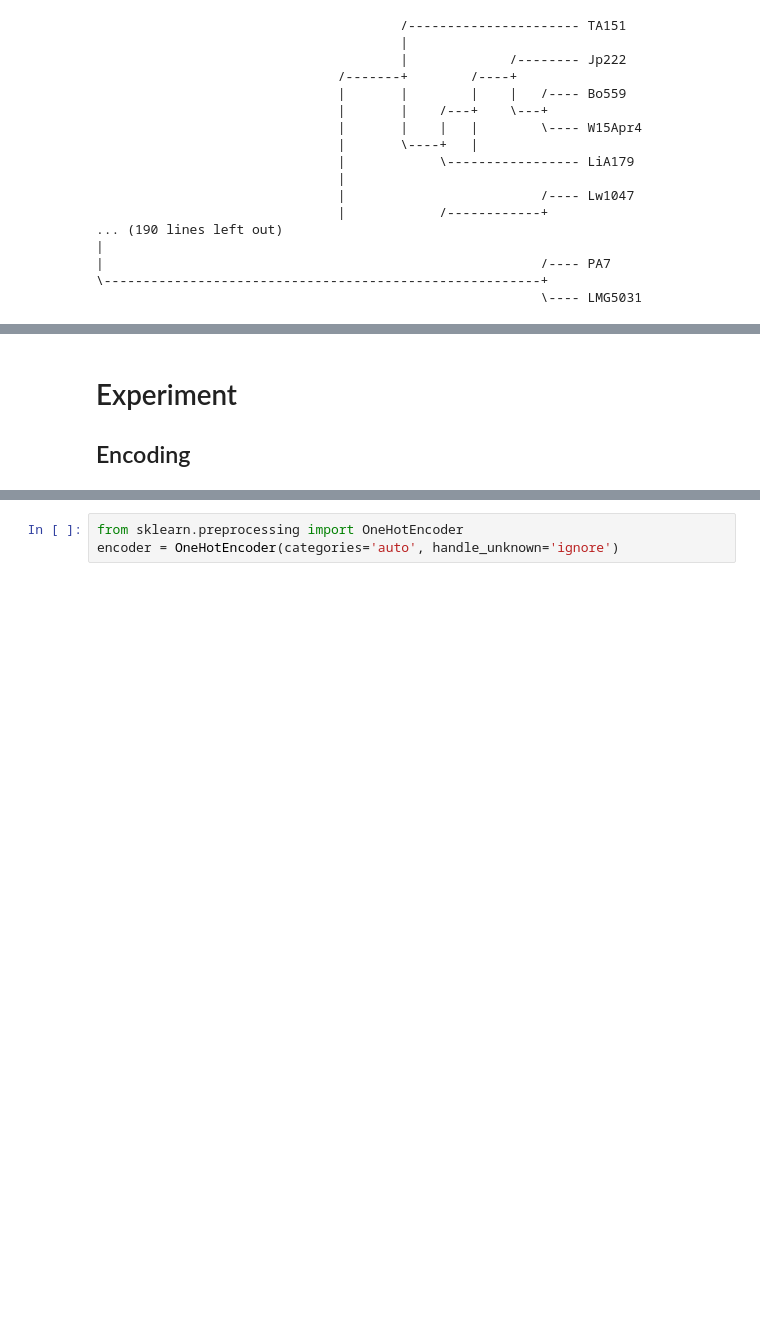
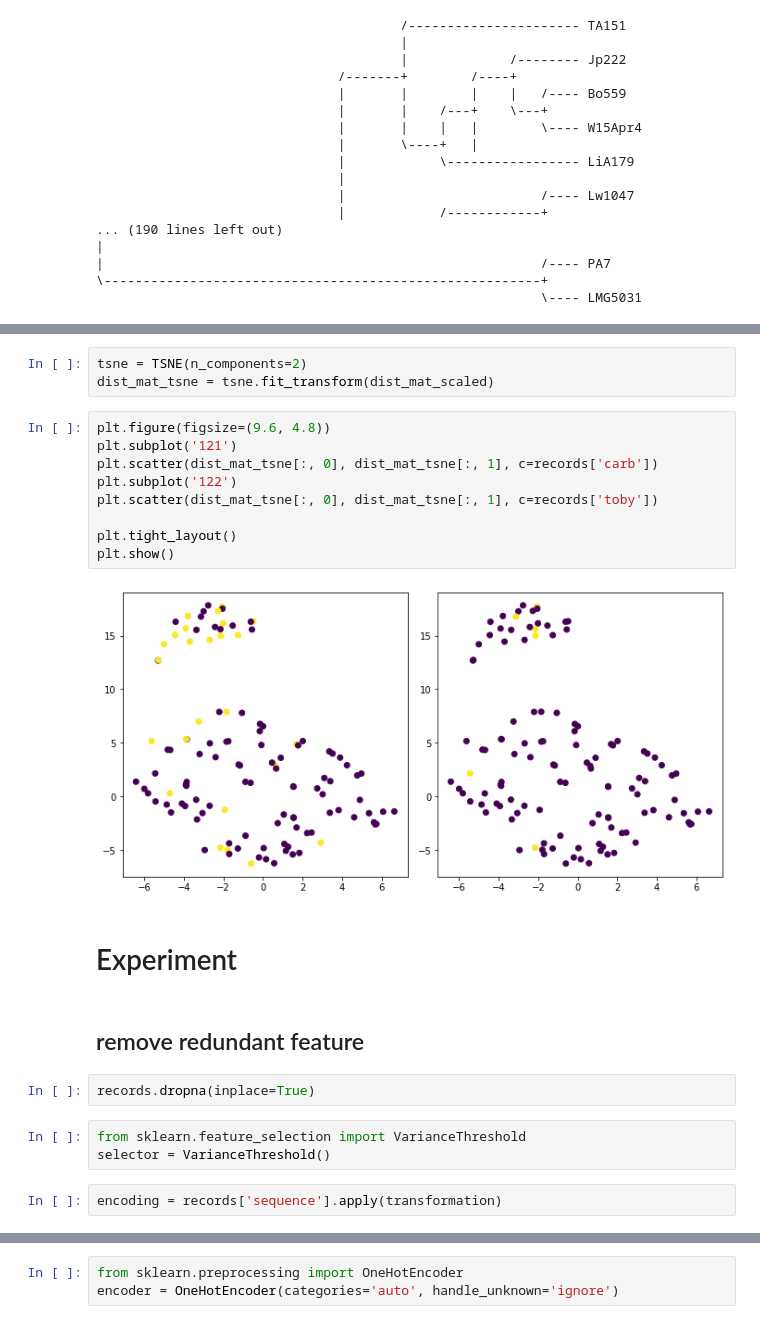
Before and after one commit to solislemuslab/dna-nn, a Jupyter notebook: zhaoyi/pseudomonas.ipynb, the cells around one changed output, grey strips where cells are left out. Drawn from its saved outputs; the diff is of its cells as text; blank space fills up the shorter version.

```diff
--- a/zhaoyi/pseudomonas.ipynb
+++ b/zhaoyi/pseudomonas.ipynb
@@ -435,4 +465,25 @@ Phylo.draw(tree, axes=plt.gca())
+# %%
+tsne = TSNE(n_components=2)
+dist_mat_tsne = tsne.fit_transform(dist_mat_scaled)
+# %%
+plt.figure(figsize=(9.6, 4.8))
+plt.subplot('121')
+plt.scatter(dist_mat_tsne[:, 0], dist_mat_tsne[:, 1], c=records['carb'])
+plt.subplot('122')
+plt.scatter(dist_mat_tsne[:, 0], dist_mat_tsne[:, 1], c=records['toby'])
+
+plt.tight_layout()
+plt.show()
+# %% [output]
+[figure, added]
 # %% [markdown]
 # Experiment
-
-## Encoding
+# %% [markdown]
+## remove redundant feature
+# %%
+records.dropna(inplace=True)
+# %%
+from sklearn.feature_selection import VarianceThreshold
+selector = VarianceThreshold()
+# %%
+encoding = records['sequence'].apply(transformation)
```
Also changed, not shown: parts of 74 cells of this notebook, 1 other file.
